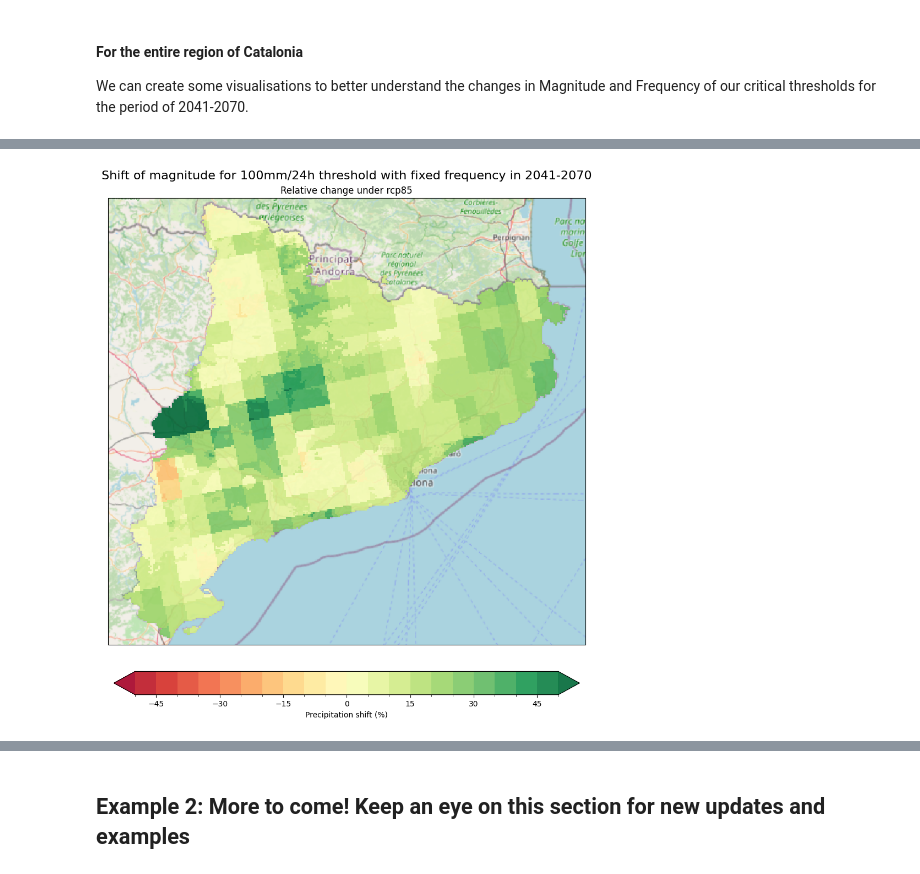
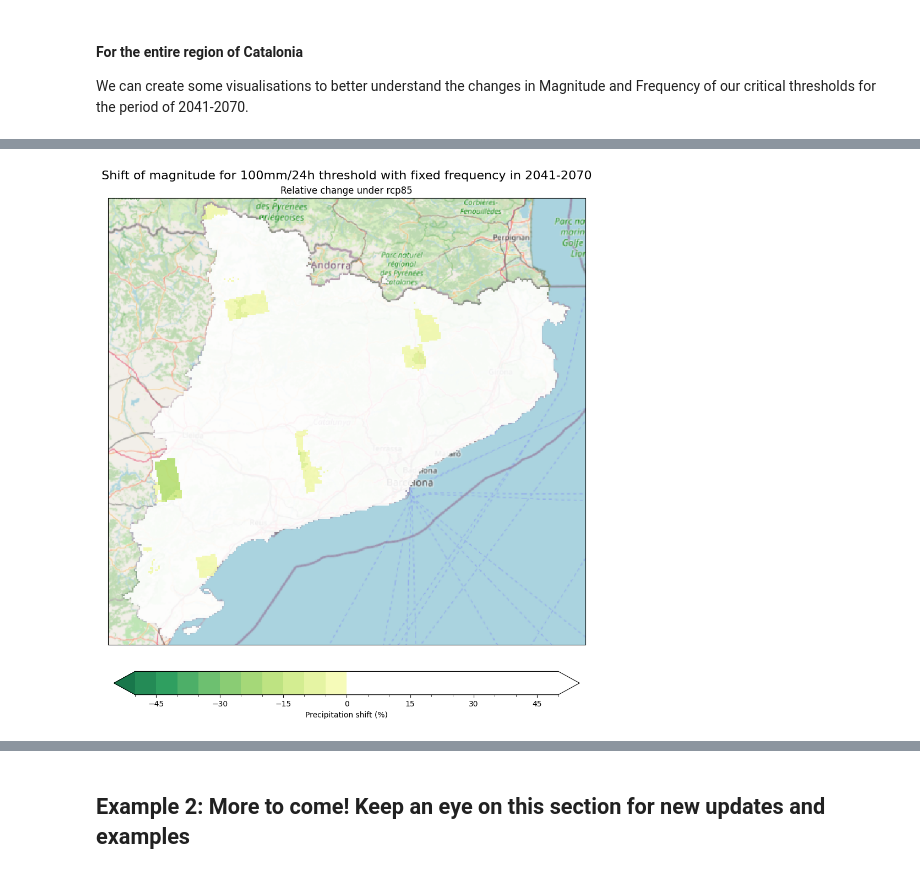
Before and after one commit to CLIMAAX/HEAVY_RAINFALL, a Jupyter notebook: 01_Extreme_precipitation/EXTREME_PRECIPITATION_Risk_Assessment_examples.ipynb, the cells around one changed output, grey strips where cells are left out. Cells and saved outputs as stored; diff of their text form; code cells hidden in the pictures.

Commit message:
Change some color scales

```diff
--- a/01_Extreme_precipitation/EXTREME_PRECIPITATION_Risk_Assessment_examples.ipynb
+++ b/01_Extreme_precipitation/EXTREME_PRECIPITATION_Risk_Assessment_examples.ipynb
@@ -140,7 +140,7 @@ For more details on how the hazard dataset used in this risk assessment was gene
 :::
 # %%
 # Define global variable to define the dataset to use (False to use pre-computed datasets)
-DATASET_HAZARD_ASSESSMENT = True
+DATASET_HAZARD_ASSESSMENT = False
 
 # Define global options for hazard dataset (matching the ones in Hazard Assessment or within the pre-computed dataset options)
 GCM = 'ichec-ec-earth'
@@ -262,10 +299,8 @@ shift_point = magnitude_frequency_shift([INTENSITY_TH, DURATION_TH, FREQUENCY_TH
 # %%
-print('Downloading Catalonia thresholds...')
-path_rp_th = precip_data_pooch.fetch("RP_CAT_threshold_100mm.tiff")
-
 # Load and plot the return period for critical threshold.
 print("Loading Catalonia thresholds...")
 ds_rp_th = rio.open_rasterio(path_rp_th)
+nodata = rasterio.open(list_files[0]).meta['nodata']
 
 # Access projection and data values
 proj_rp_th = ds_rp_th.rio.crs
@@ -274,9 +309,9 @@ nvar, ny, nx = ds_rp_th.shape
 data = ds_rp_th.values
 
 # Create new arrays for return period shift, precipitation shift and precipitation factor.
-sh_rp = np.full((ny,nx), fill_value=ds_rp_th._FillValue, dtype='float32')
-sh_prec = np.full((ny,nx), fill_value=ds_rp_th._FillValue, dtype='float32')
-sh_prec_factor = np.full((ny, nx), fill_value=ds_rp_th._FillValue, dtype='float32')
+sh_rp = np.full((ny,nx), fill_value=ds_rp_th._FillValue, dtype='float64')
+sh_prec = np.full((ny,nx), fill_value=ds_rp_th._FillValue, dtype='float64')
+sh_prec_factor = np.full((ny, nx), fill_value=ds_rp_th._FillValue, dtype='float64')
 
 # Transform lat/lon coordinates into Hazard Dataset CRS.
 xy_th = np.asarray(np.where(data > 0))[[2,1],:]
@@ -352,9 +389,8 @@ proj_rp_map = ccrs.epsg(proj_rp_th.to_epsg())
 r1 = path_rp_th
 r2 = glob.glob(os.path.join(results_dir, 'RP_shift*.tiff'))[0]
 # Define colorbar.
-cmap_ret_per = plt.get_cmap("RdYlGn_r")
-# bounds_ret_per = [1, 2, 3, 4, 5, 10, 25, 50, 100, 200]
-bounds_ret_per = [1, 5, 10, 20, 35, 50, 75, 100, 150, 200]
+cmap_ret_per = plt.get_cmap("RdYlGn")
+bounds_ret_per = [0, 2, 5, 10, 20, 50, 100, 200, 500]
 norm_ret_per = mpl.colors.BoundaryNorm(bounds_ret_per, cmap_ret_per.N)
 fig_rp, ax_rp = plt.subplots(1,2, figsize = (18,11), subplot_kw = {'projection': proj_rp_map}, layout = 'constrained')
 for i, file in enumerate([r1, r2]):
@@ -365,7 +401,7 @@ for i, file in enumerate([r1, r2]):
 
 ax_rp[0].set_title('Current return period')
 ax_rp[1].set_title(f'Expected return period under {RCP}')
-cb_rp = fig_rp.colorbar(im, ax = ax_rp[:], location='bottom', shrink = 0.7)
+cb_rp = fig_rp.colorbar(im, ax = ax_rp[:], ticks=bounds_ret_per, location='bottom', shrink = 0.7)
 cb_rp.set_label('RP (years)', fontsize = 14)
 fig_rp.suptitle(f"Shift of frequency for 100mm/24h threshold between in {TIME_FRAMES[RCP]}",fontsize = 16)
 plt.show()
@@ -376,26 +438,33 @@ fig_rp.savefig(os.path.join(plots_dir, f'RP_shift_threshold_{TIME_FRAMES[RCP]}.p
 # %%
 # Path of rasters to plot.
-r4 = glob.glob(os.path.join(results_dir, 'PREC_factor*.tiff'))[0]
+r4 = os.path.join(results_dir, f"PREC_factor_threshold_100mm_{TIME_FRAMES['historical']}_{TIME_FRAMES[RCP]}.tiff")
 
-# Define colormap for absolute values and relative change
-cmap_rel = plt.get_cmap("RdYlGn")
+# Define custom colormap for values (the negative values in green-yellow, all the positive values white)
+cmap_rel = mpl.colors.ListedColormap(plt.get_cmap("RdYlGn_r")(np.linspace(0, 1, 256)))
+cmap_rel.colors[128:] = [1, 1, 1, 1]  # Set the second half of colormap (0 and positive values) to white
+
+# Define new boundaries and normalization for the colormap
 relative_bounds = np.arange(-50, 55, 5)
 norm_rel = mpl.colors.BoundaryNorm(relative_bounds, cmap_rel.N, extend='both')
 
+fig, ax = plt.subplots(figsize=(17, 10), subplot_kw={'projection': proj_rp_map}, layout='constrained')
 
-fig, ax = plt.subplots(figsize = (17,10), subplot_kw = {'projection': proj_rp_map}, layout = 'constrained')
+# Read raster data
+ds_rel = rio.open_rasterio(r4, masked=True)
+ds_rel = (ds_rel - 1) * 100
 
-ds_rel = rio.open_rasterio(r4, masked =True)
-ds_rel = (ds_rel-1)*100
-im_rel = ds_rel.plot(ax = ax, add_colorbar=False, norm = norm_rel, cmap=cmap_rel, alpha = 0.9)
-cb_rel = fig.colorbar(im_rel, ax = ax, location ='bottom', shrink = 0.5 )
+# Plot the data with the modified norm and colormap
+im_rel = ds_rel.plot(ax=ax, add_colorbar=False, norm=norm_rel, cmap=cmap_rel, alpha=0.9)
+cb_rel = fig.colorbar(im_rel, ax=ax, location='bottom', shrink=0.5)
 cb_rel.set_label('Precipitation shift (%)')
-ctx.add_basemap(ax=ax, crs=proj_rp_map, source=ctx.providers.OpenStreetMap.Mapnik,
-               attribution = False)
 
+# Add basemap and set titles
+ctx.add_basemap(ax=ax, crs=proj_rp_map, source=ctx.providers.OpenStreetMap.Mapnik, attribution=False)
 ax.set_title(f'Relative change under {RCP}')
-fig.suptitle(f'Shift of magnitude for 100mm/24h threshold with fixed frequency in {TIME_FRAMES[RCP]}',fontsize = 16)
+fig.suptitle(f'Shift of magnitude for 100mm/24h threshold with fixed frequency in {TIME_FRAMES[RCP]}', fontsize=16)
+
+# Show and save the plot
 plt.show()
-fig.savefig(os.path.join(plots_dir, f'PREC_shift_threshold_{TIME_FRAMES[RCP]}.png'))
+fig.savefig(os.path.join(plots_dir, f'PREC_shift_threshold_neg_{TIME_FRAMES[RCP]}.png'))
 # %% [output]
-[figure, old version]
+[figure, new version]
```
Also changed, not shown: parts of 9 cells of this notebook, 1 other file.
